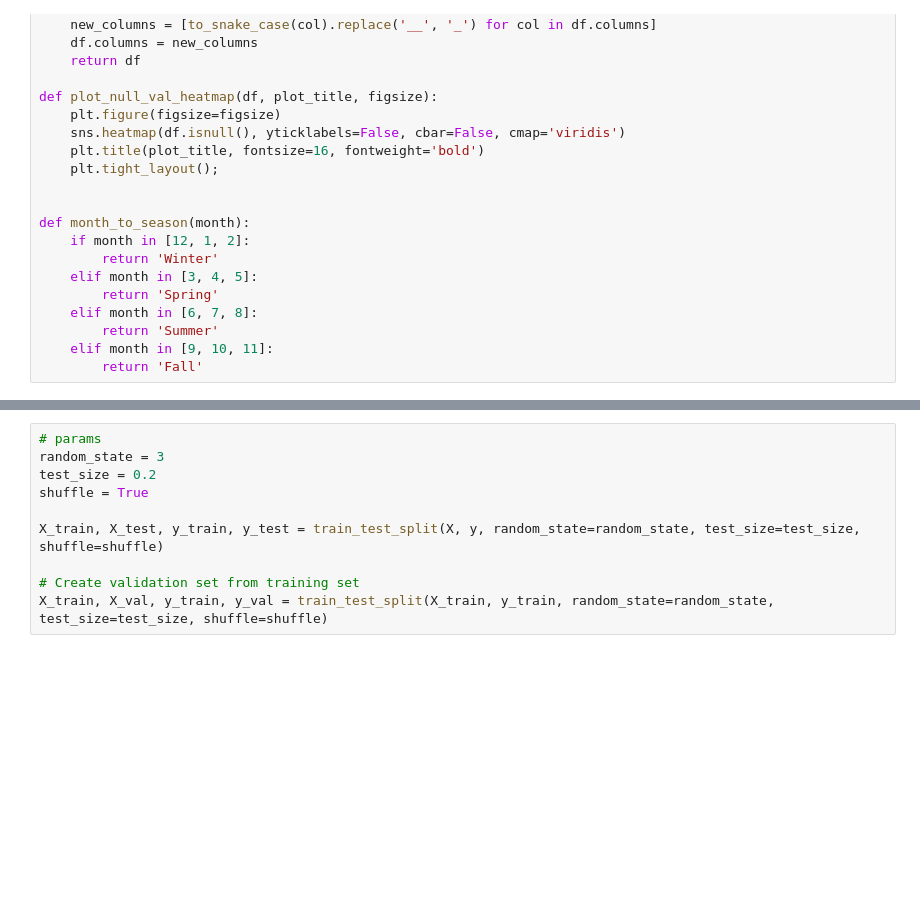
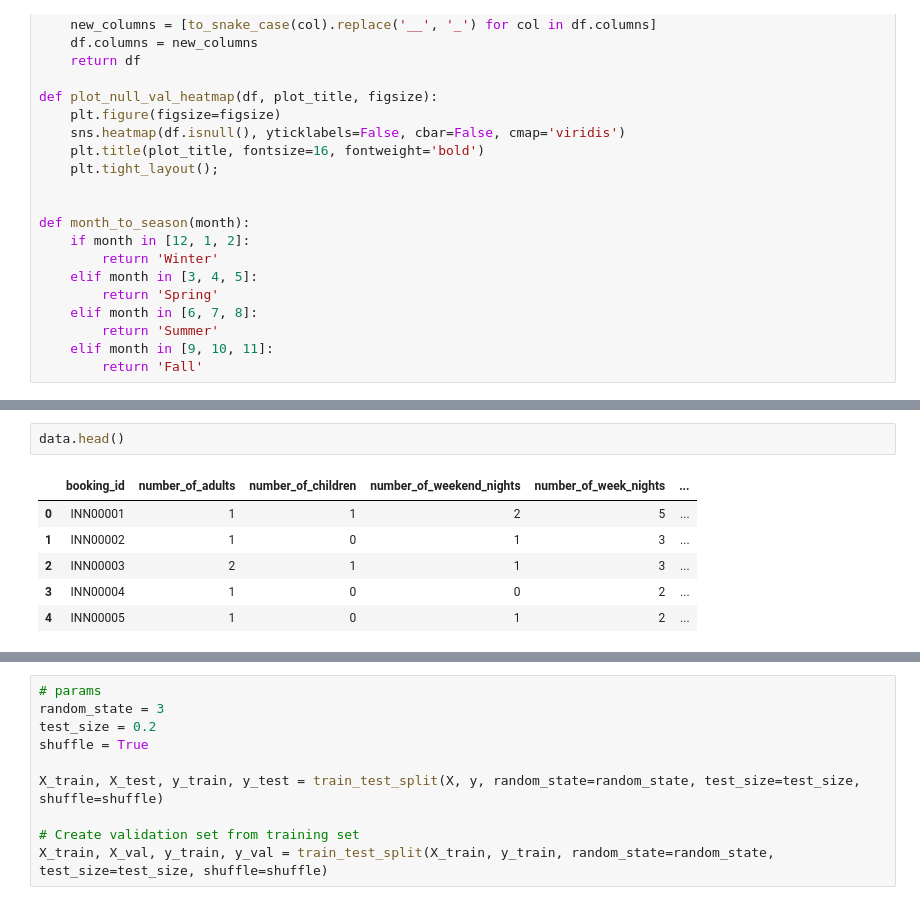
Before and after one commit to Morgan-Sell/no-vacancy, a Jupyter notebook: no_vacancy_eda.ipynb, the cells around one changed output, grey strips where cells are left out. Drawn from its saved outputs; the diff is of its cells as text; blank space fills up the shorter version.

```diff
--- a/no_vacancy_eda.ipynb
+++ b/no_vacancy_eda.ipynb
@@ -98,0 +114,9 @@ Path to dataset files: /Users/morgan/.cache/kagglehub/datasets/youssefaboelwafa/
+# %%
+data.head()
+# %% [output]
+|  | booking_id | number_of_adults | number_of_children | number_of_weekend_nights | number_of_week_nights | ... |
+| 0 | INN00001 | 1 | 1 | 2 | 5 | ... |
+| 1 | INN00002 | 1 | 0 | 1 | 3 | ... |
+| 2 | INN00003 | 2 | 1 | 1 | 3 | ... |
+| 3 | INN00004 | 1 | 0 | 0 | 2 | ... |
+| 4 | INN00005 | 1 | 0 | 1 | 2 | ... |
```
Also changed, not shown: parts of 27 cells of this notebook.
